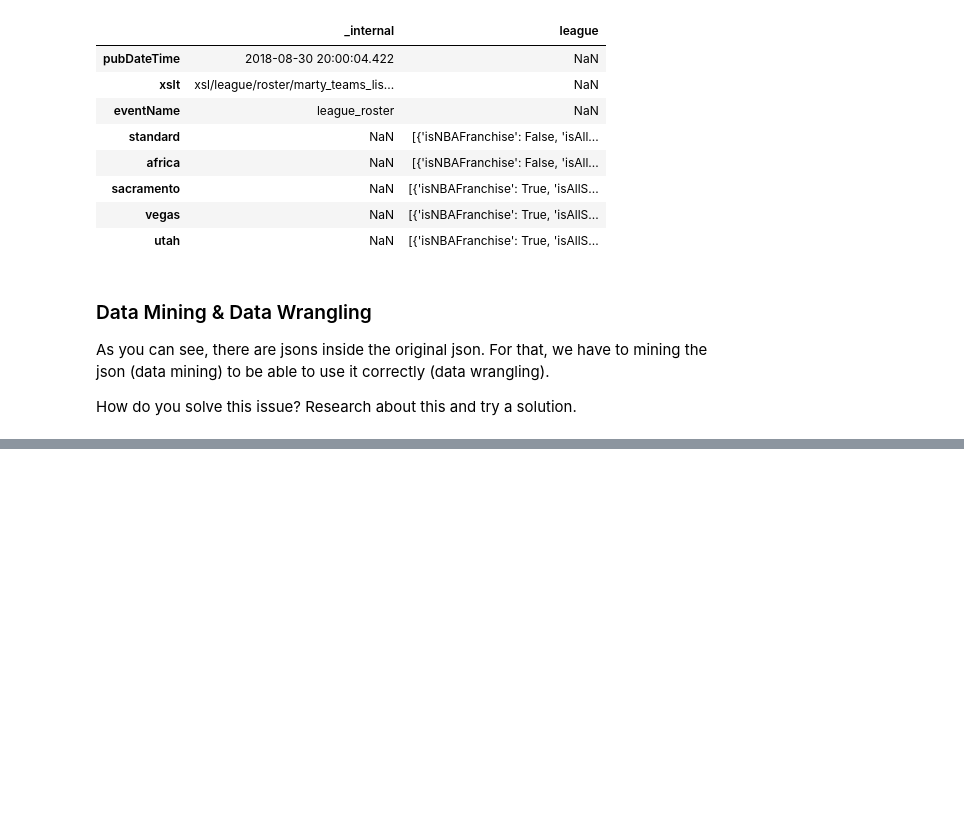
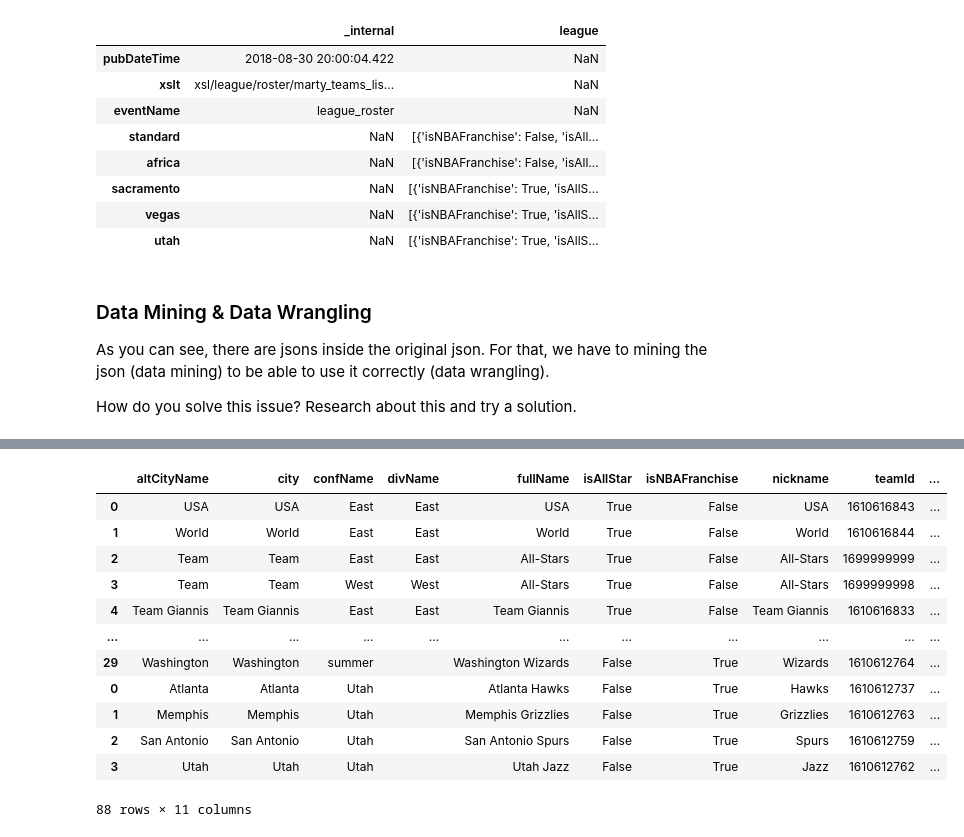
Before and after one commit to Jalex-Yestera/datascience-thebridge, a Jupyter notebook: week4/day4/exercises/strings_json/nba18/Data_wrangling_with_Json_nba18.ipynb, the cells around one changed output, grey strips where cells are left out. Cells and saved outputs as stored; diff of their text form; code cells hidden in the pictures; blank space fills up the shorter version.

Commit message:
Data_wrangling_with_Json_nba18

```diff
--- a/week4/day4/exercises/strings_json/nba18/Data_wrangling_with_Json_nba18.ipynb
+++ b/week4/day4/exercises/strings_json/nba18/Data_wrangling_with_Json_nba18.ipynb
@@ -93,0 +114,23 @@ How do you solve this issue? Research about this and try a solution.
+# %%
+df_standard = pd.read_json("final_standard.json")
+df_africa = pd.read_json("final_africa.json")
+df_sacramento = pd.read_json("final_sacramento.json")
+df_vegas = pd.read_json("final_vegas.json")
+df_utah = pd.read_json("final_utah.json")
+# %%
+final_df = pd.concat([df_standard, df_africa, df_sacramento, df_vegas, df_utah], axis=0, sort=True)
+final_df
+# %% [output]
+|  | altCityName | city | confName | divName | fullName | isAllStar | isNBAFranchise | nickname | teamId | ... |
+| 0 | USA | USA | East | East | USA | True | False | USA | 1610616843 | ... |
+| 1 | World | World | East | East | World | True | False | World | 1610616844 | ... |
+| 2 | Team | Team | East | East | All-Stars | True | False | All-Stars | 1699999999 | ... |
+| 3 | Team | Team | West | West | All-Stars | True | False | All-Stars | 1699999998 | ... |
+| 4 | Team Giannis | Team Giannis | East | East | Team Giannis | True | False | Team Giannis | 1610616833 | ... |
+| ... | ... | ... | ... | ... | ... | ... | ... | ... | ... | ... |
+| 29 | Washington | Washington | summer |  | Washington Wizards | False | True | Wizards | 1610612764 | ... |
+| 0 | Atlanta | Atlanta | Utah |  | Atlanta Hawks | False | True | Hawks | 1610612737 | ... |
+| 1 | Memphis | Memphis | Utah |  | Memphis Grizzlies | False | True | Grizzlies | 1610612763 | ... |
+| 2 | San Antonio | San Antonio | Utah |  | San Antonio Spurs | False | True | Spurs | 1610612759 | ... |
+| 3 | Utah | Utah | Utah |  | Utah Jazz | False | True | Jazz | 1610612762 | ... |
+88 rows × 11 columns
```
Also changed, not shown: parts of 9 cells of this notebook, 10 other files.
